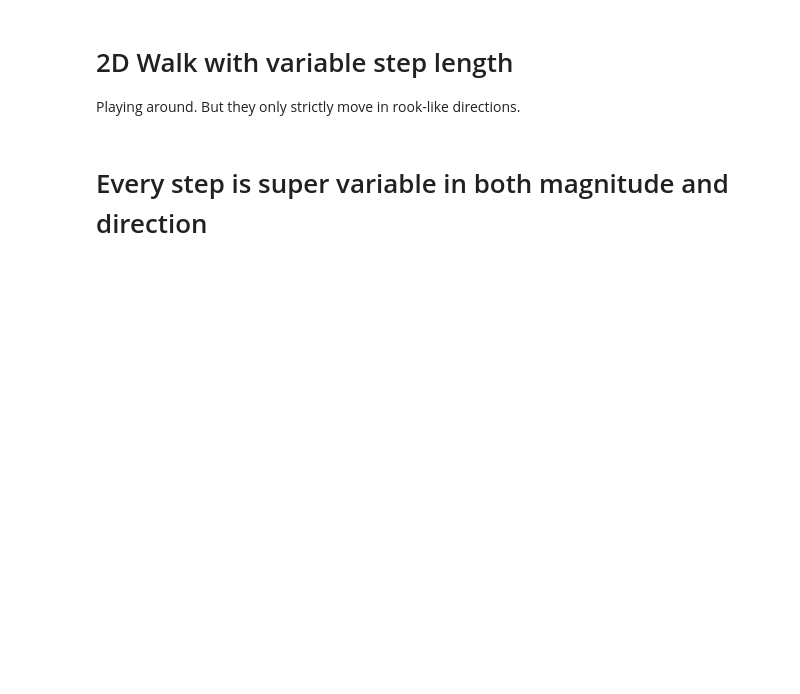
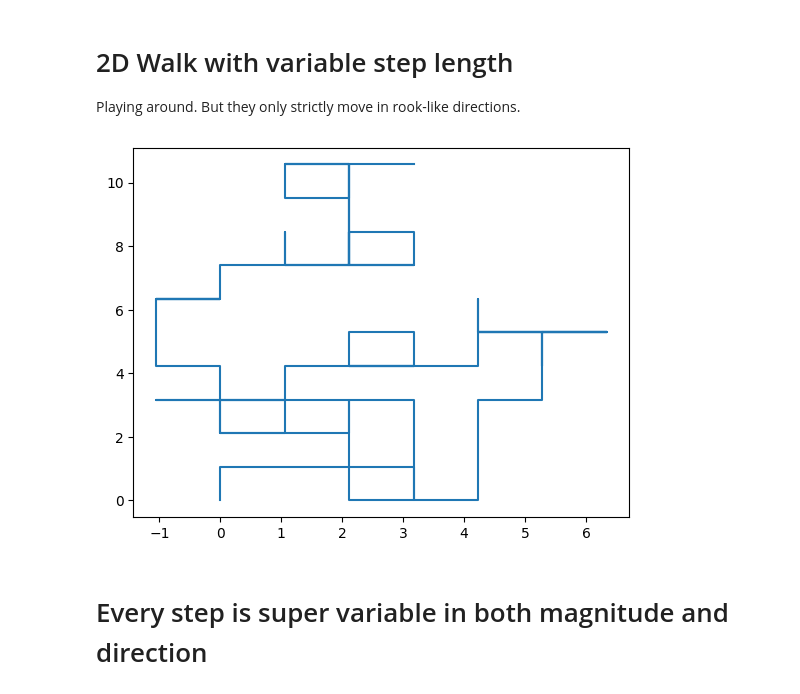
Before and after one commit to Benoul/From-Newton-to-Mandelbrot, a Jupyter notebook: different_flights.ipynb, the cells around one changed output. Saved outputs shown, nothing was run; the diff lists cells and outputs as text; code cells hidden in the pictures; blank space fills up the shorter version.

```diff
--- a/different_flights.ipynb
+++ b/different_flights.ipynb
@@ -5,13 +5,6 @@ from jax import random
 import matplotlib.pyplot as plt
 import scipy.stats as stats
 import numpy as np
-# %%
-# Strictly positive truncated normal distribution
-
-def truncated_normal(stepsize_key, mean = 1, std = 0.2):
-    raw_sample = random.truncated_normal(stepsize_key, lower=0.0, upper=jnp.inf)
-    stepsize = mean + std * raw_sample
-    return stepsize
 # %%
 # I thought this would be a cool distribution
 
@@ -42,3 +37,8 @@ plt.show()
+# %%
+def truncated_normal(stepsize_key, mean = 1, std = 1):
+    raw_sample = random.truncated_normal(stepsize_key, lower=0.0, upper=jnp.inf)
+    stepsize = mean + std * raw_sample
+    return stepsize
 # %% [markdown]
 # 2D Walk with variable step length
 
@@ -46,9 +46,7 @@ Playing around. But they only strictly move in rook-like directions.
 # %%
 def random_walk(key, xbias=0.0, ybias=0.0, time=100):
     if time <= 1:
-        x = 0.0
-        y = 0.0
-        return x, y
+        return jnp.array([[0.0, 0.0]])
 
     p_right = 0.25 * (1 + xbias)
     p_left = 0.25 * (1 - xbias)
@@ -93,5 +91,11 @@ def random_walk_only_last(key, xbias=0.0, ybias=0.0, time=100):
     position = jnp.sum(steps, axis=0)
 
     return position
+# %%
+x, y = random_walk(random.PRNGKey(np.random.randint(0, 100)), time=100)
+plt.plot(x, y)
+plt.show()
+# %% [output]
+[figure, added]
 # %% [markdown]
 # Every step is super variable in both magnitude and direction
```
Also changed, not shown: parts of 8 cells of this notebook.
